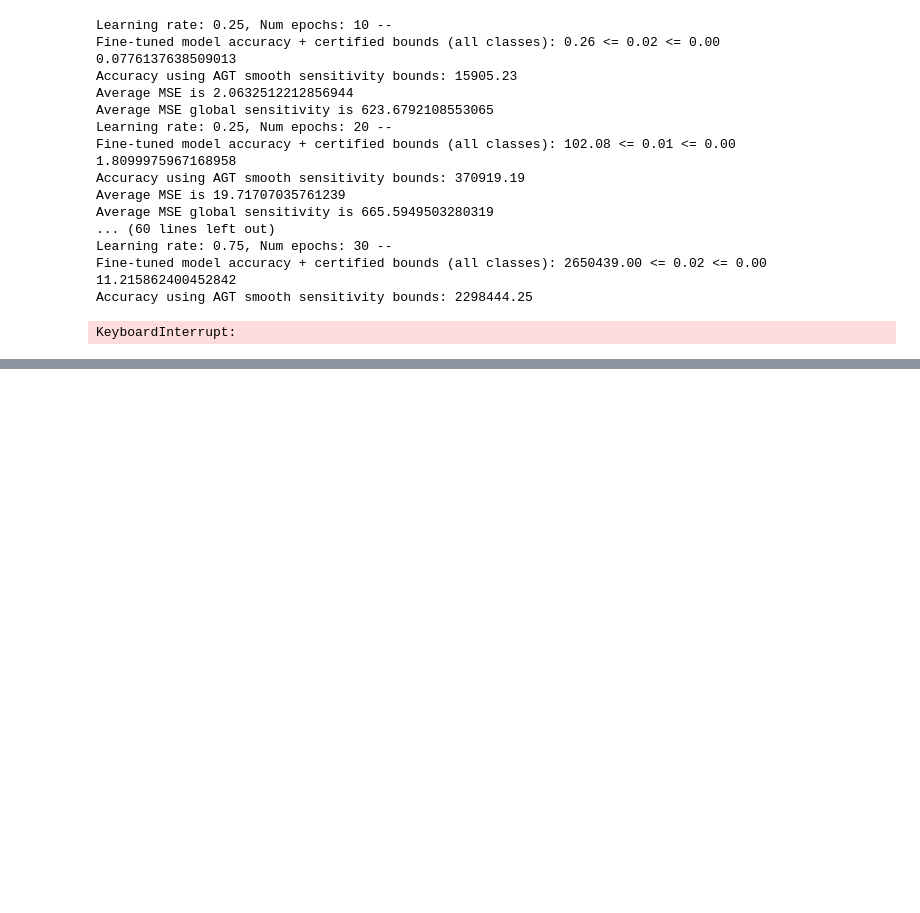
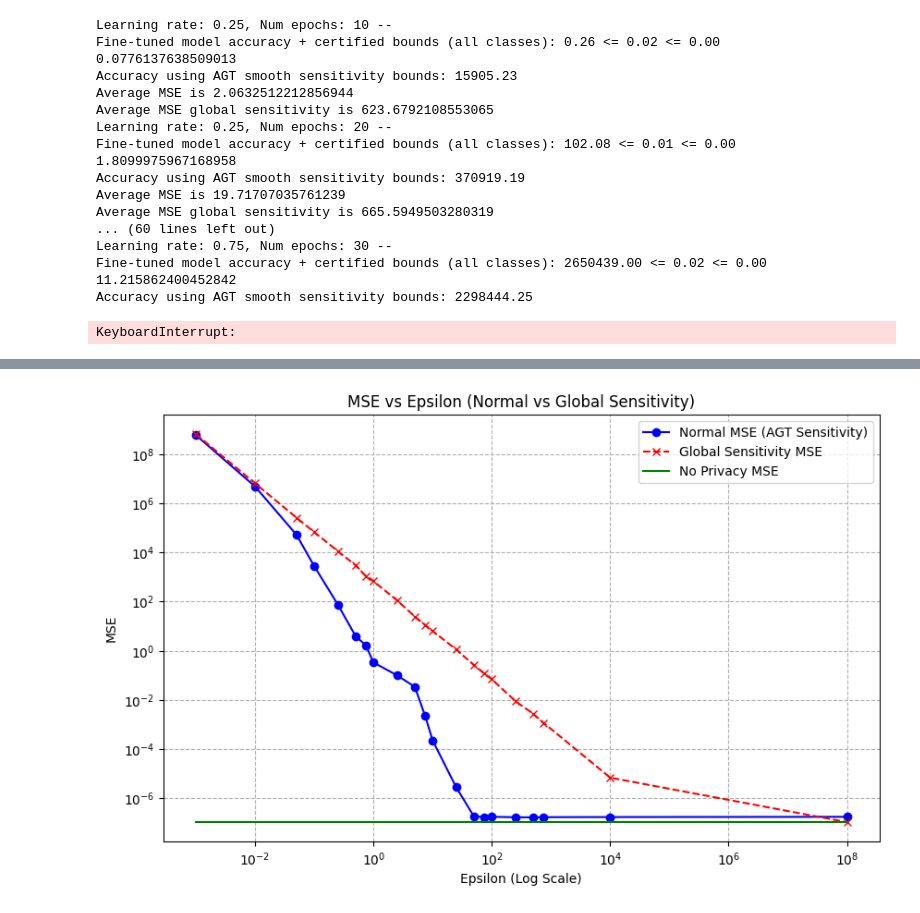
Before and after one commit to patcharapol-tangchalermkul/FYP, a Jupyter notebook: uci_results.ipynb, the cells around one changed output, grey strips where cells are left out. Drawn from its saved outputs; the diff is of its cells as text; code cells hidden in the pictures; blank space fills up the shorter version.

```diff
--- a/uci_results.ipynb
+++ b/uci_results.ipynb
@@ -48,7 +62,6 @@ def noisy_test_mse(
     model: torch.nn.Sequential | BoundedModel,
     batch: torch.Tensor,
     labels: torch.Tensor,
-    *,
     noise_level: float | torch.Tensor = 0.0,
     noise_type: str = "laplace",
 ) -> float:
@@ -79,8 +92,16 @@ def noisy_test_mse(
     # validate the labels
     if labels.dim() > 1:
         labels = labels.squeeze()
-    labels = labels.to(device).type(torch.int64)
+
+    labels = labels.to(device).type(torch.float64)
     assert labels.dim() == 1, "Labels must be of shape (batchsize, )"
+
+    if noise_type in ["none"]:
+        # nominal, lower and upper bounds for the forward pass
+        y_n = model.forward(batch).squeeze()
+        # for x in zip(y_n, labels):
+        #     print(x)
+        return F.mse_loss(y_n, labels.squeeze()).item()
 
     # validate the noise parameters and set up the distribution
     assert noise_type in ["laplace", "cauchy"], f"Noise type must be one of ['laplace', 'cauchy'], got {noise_type}"
@@ -106,6 +127,8 @@ def noisy_test_mse(
     noise = noise_distribution.sample().to(y_n.device).squeeze()
     assert noise.shape == y_n.shape
     y_n = y_n + noise
+    # for x in zip(y_n, labels):
+    #     print(x)
     accuracy = F.mse_loss(y_n, labels.squeeze()).item()
     return accuracy
 # %%
@@ -289,0 +320,7 @@ plt.show()
+# %%
+no_privacy_mse = noisy_test_mse(
+        bounded_model, *test_data.tensors, noise_level=0, noise_type="none"
+    )
+# Store global sensitivity MSE
+no_privacy_mse_values.append(no_privacy_mse)
+print(no_privacy_mse)
@@ -289,0 +346,26 @@ plt.show()
+# %%
+# Create the plot
+plt.figure(figsize=(10, 6))
+
+# Plot both MSE curves
+plt.plot(epsilon_values, normal_mse_values, label="Normal MSE (AGT Sensitivity)", color="blue", marker='o')
+plt.plot(epsilon_values, global_sensitivity_mse_values, label="Global Sensitivity MSE", color="red", linestyle="--", marker='x')
+plt.plot(epsilon_values, no_privacy_mse_values, label="No Privacy MSE", color="green")
+
+# Set x-axis to logarithmic scale
+plt.xscale('log')
+
+# Set y-axis to logarithmic scale
+plt.yscale('log')
+
+# Add labels and title
+plt.xlabel('Epsilon (Log Scale)')
+plt.ylabel('MSE')
+plt.title('MSE vs Epsilon (Normal vs Global Sensitivity)')
+plt.legend()
+
+# Show the plot
+plt.grid(True, which="both", ls="--")  # Add grid for both major and minor ticks
+plt.show()
+# %% [output]
+[figure, added]
```
Also changed, not shown: parts of 5 cells of this notebook, 1 other file.
